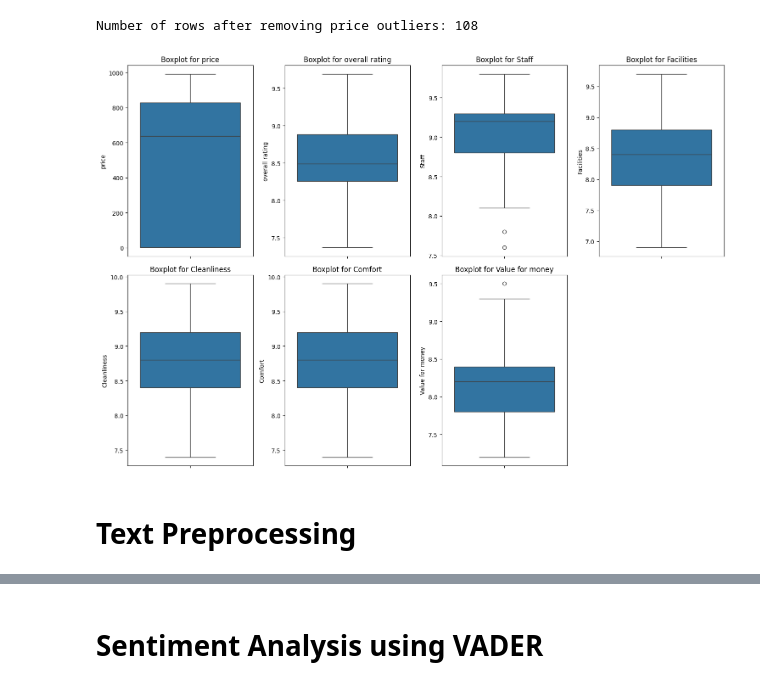
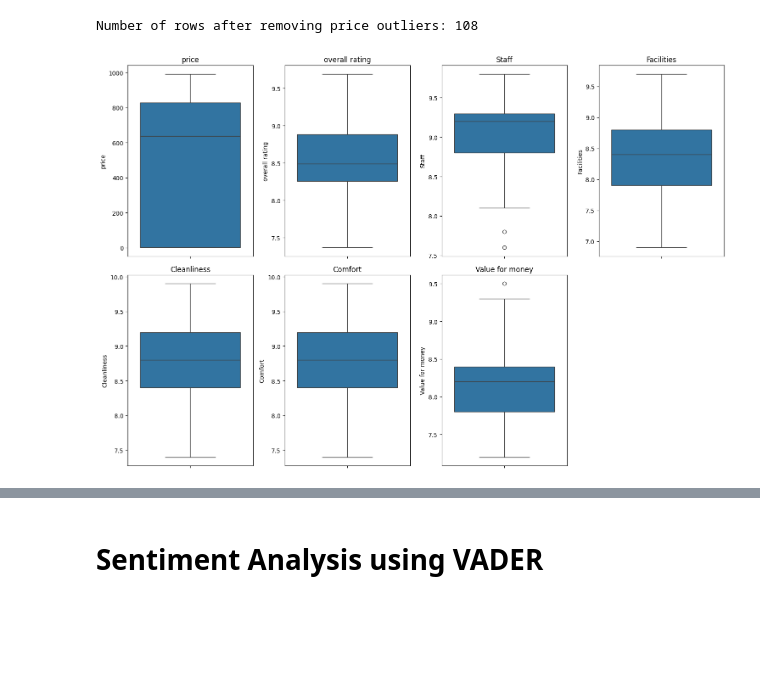
Before and after one commit to shokoufehnaseri/Text-Mining_project, a Jupyter notebook: Hotel_Reviews/Hotel_Reviews_Jan.ipynb, the cells around one changed output, grey strips where cells are left out. Drawn from its saved outputs; the diff is of its cells as text; code cells hidden in the pictures; blank space fills up the shorter version.

```diff
--- a/Hotel_Reviews/Hotel_Reviews_Jan.ipynb
+++ b/Hotel_Reviews/Hotel_Reviews_Jan.ipynb
@@ -36,6 +71,6 @@ warnings.filterwarnings("ignore")
 # %%
 # Load the dataset
-data = pd.read_csv(".\\paris1.csv")
+data = pd.read_csv("/Users/hoangnhu/Desktop/AI/Text-Mining_project/Hotel_Reviews/paris1.csv")
 data.head()
 # %% [output]
 |  | address | name | neg_reviews | pos_reviews | price | rating | rating1 | rating2 | rating3 | rating4 | ... |
@@ -137,13 +192,11 @@ data['overall rating'].fillna(mean_rating, inplace=True)
 # %%
 # Visualize outliers for numeric columns using boxplots
 plt.figure(figsize=(15, 10))
 for i, column in enumerate(numeric_columns, 1):
     plt.subplot(2, 4, i)
     sns.boxplot(data[column])
-    plt.title(f"Boxplot for {column}")
+    plt.title(f"{column}")
 plt.tight_layout()
 plt.show()
 # %% [output]
-[figure, old version]
+[figure, new version]
-# %% [markdown]
-# Text Preprocessing
```
Also changed, not shown: parts of 46 cells of this notebook, 5 other files.
